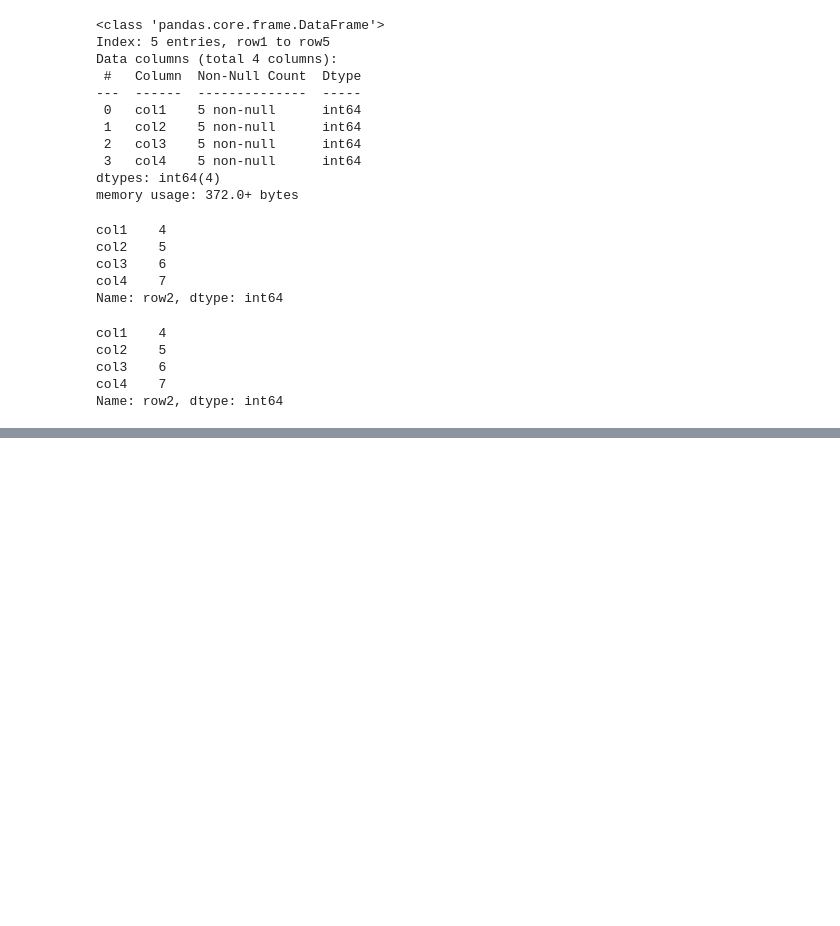
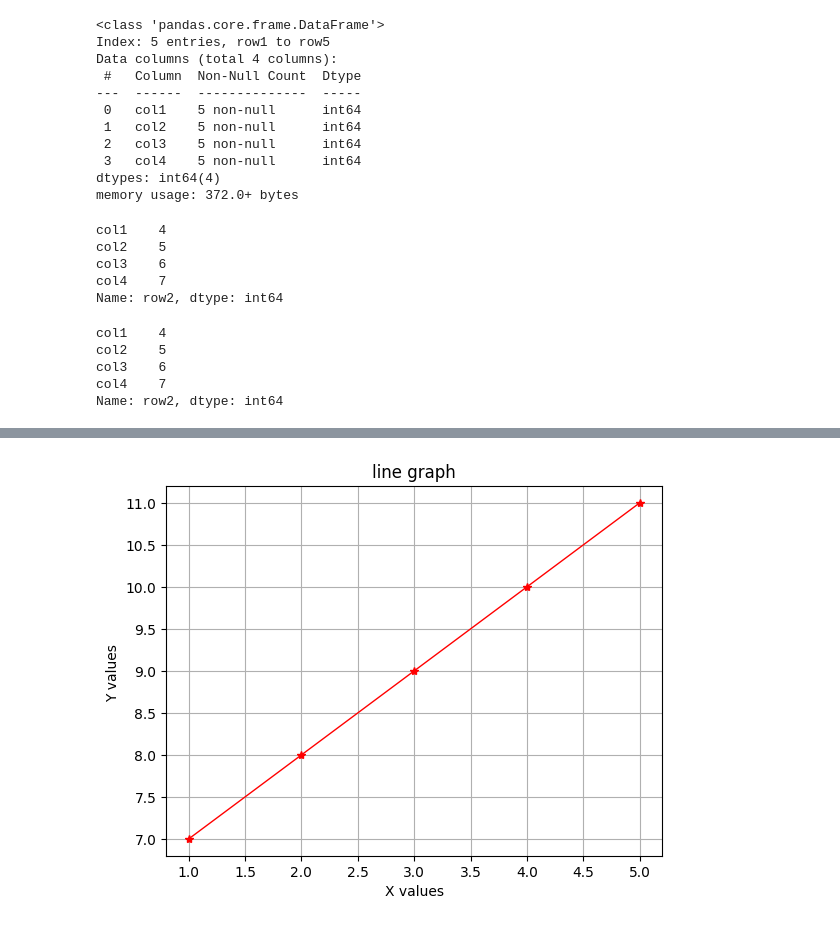
Before and after one commit to muskan1711ishu/Deauth_DoS_Attack_Detector-Python-Tool, a Jupyter notebook: chapter_appendix-tools-for-deep-learning/jupyter.ipynb, the cells around one changed output, grey strips where cells are left out. Saved outputs shown, nothing was run; the diff lists cells and outputs as text; code cells hidden in the pictures; blank space fills up the shorter version.

```diff
--- a/chapter_appendix-tools-for-deep-learning/jupyter.ipynb
+++ b/chapter_appendix-tools-for-deep-learning/jupyter.ipynb
@@ -312,0 +401,17 @@ Name: row2, dtype: int64
+# %%
+import matplotlib.pyplot as plt
+
+x=[1,2,3,4,5]
+y=[7,8,9,10,11]
+
+plt.plot(x,y, linewidth=1, marker="*", color="red")
+
+plt.title("line graph")
+plt.xlabel("X values")
+plt.ylabel("Y values ")
+
+plt.grid(True)
+
+plt.show()
+# %% [output]
+[figure, added]
```
Also changed, not shown: parts of 10 cells of this notebook.
